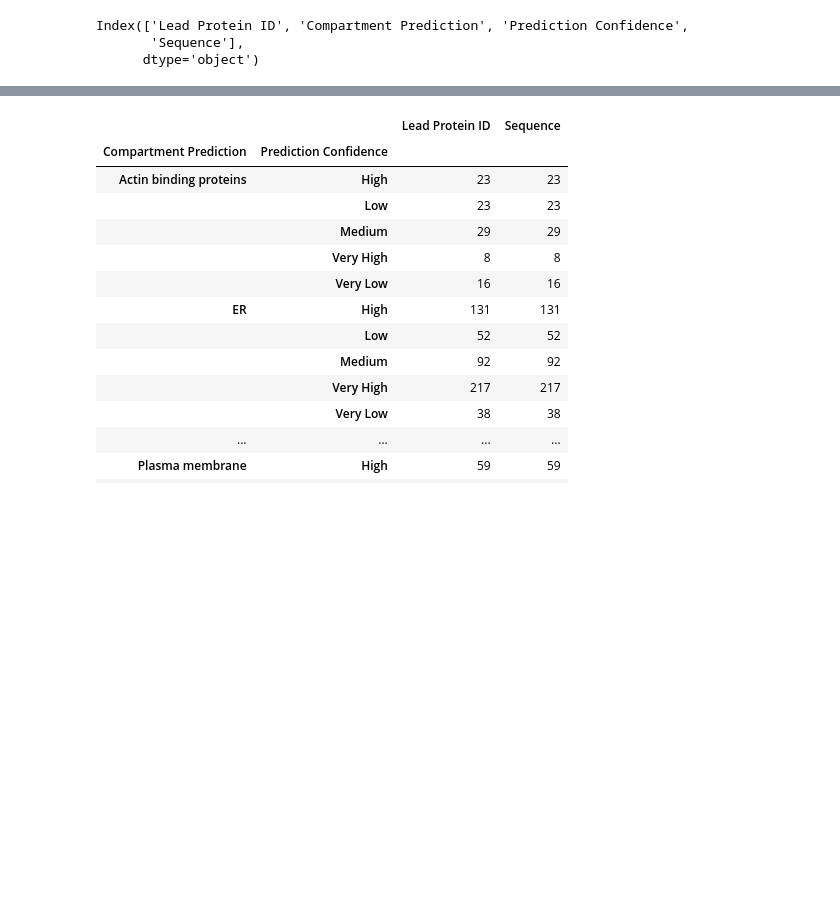
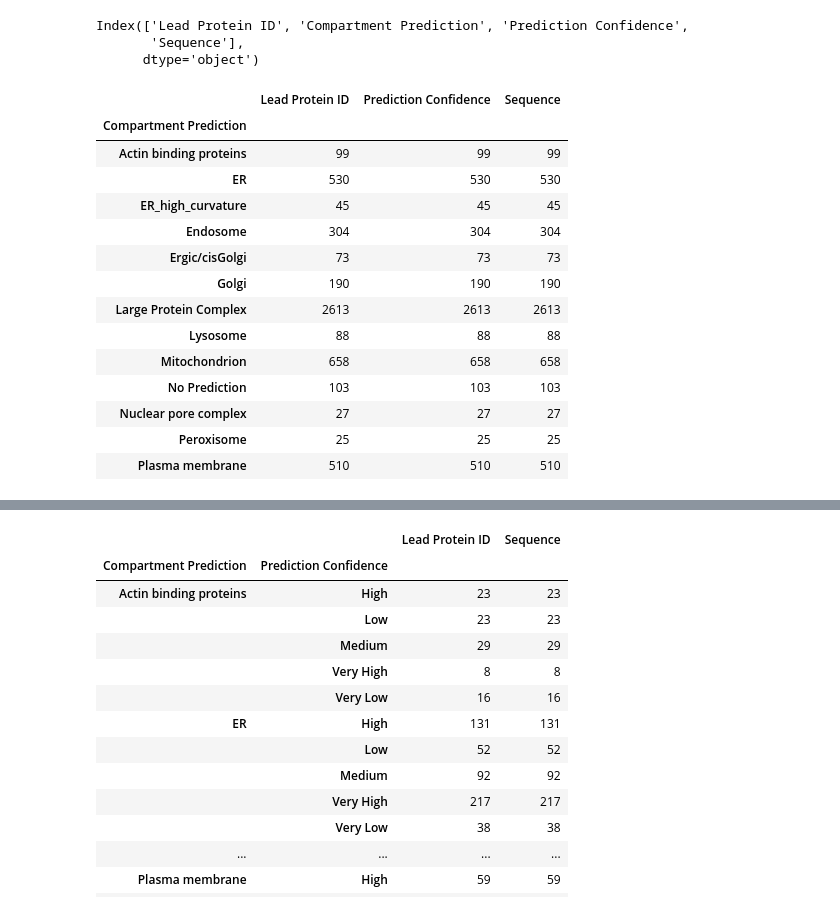
Before and after one commit to JulieRojas/Protein_Localisation_ML, a Jupyter notebook: Analysis_data.ipynb, the cells around one changed output, grey strips where cells are left out. Drawn from its saved outputs; the diff is of its cells as text; code cells hidden in the pictures; blank space fills up the shorter version.

```diff
--- a/Analysis_data.ipynb
+++ b/Analysis_data.ipynb
@@ -19,3 +19,22 @@ print(df.columns)
 Index(['Lead Protein ID', 'Compartment Prediction', 'Prediction Confidence',
        'Sequence'],
       dtype='object')
+# %%
+df.groupby(["Compartment Prediction"]).count()
+# I will remove all the No Prediction rows
+# %% [output]
+|  | Lead Protein ID | Prediction Confidence | Sequence |
+| Compartment Prediction |  |  |  |
+| Actin binding proteins | 99 | 99 | 99 |
+| ER | 530 | 530 | 530 |
+| ER_high_curvature | 45 | 45 | 45 |
+| Endosome | 304 | 304 | 304 |
+| Ergic/cisGolgi | 73 | 73 | 73 |
+| Golgi | 190 | 190 | 190 |
+| Large Protein Complex | 2613 | 2613 | 2613 |
+| Lysosome | 88 | 88 | 88 |
+| Mitochondrion | 658 | 658 | 658 |
+| No Prediction | 103 | 103 | 103 |
+| Nuclear pore complex | 27 | 27 | 27 |
+| Peroxisome | 25 | 25 | 25 |
+| Plasma membrane | 510 | 510 | 510 |
```
Also changed, not shown: parts of 10 cells of this notebook, 4 other files.
